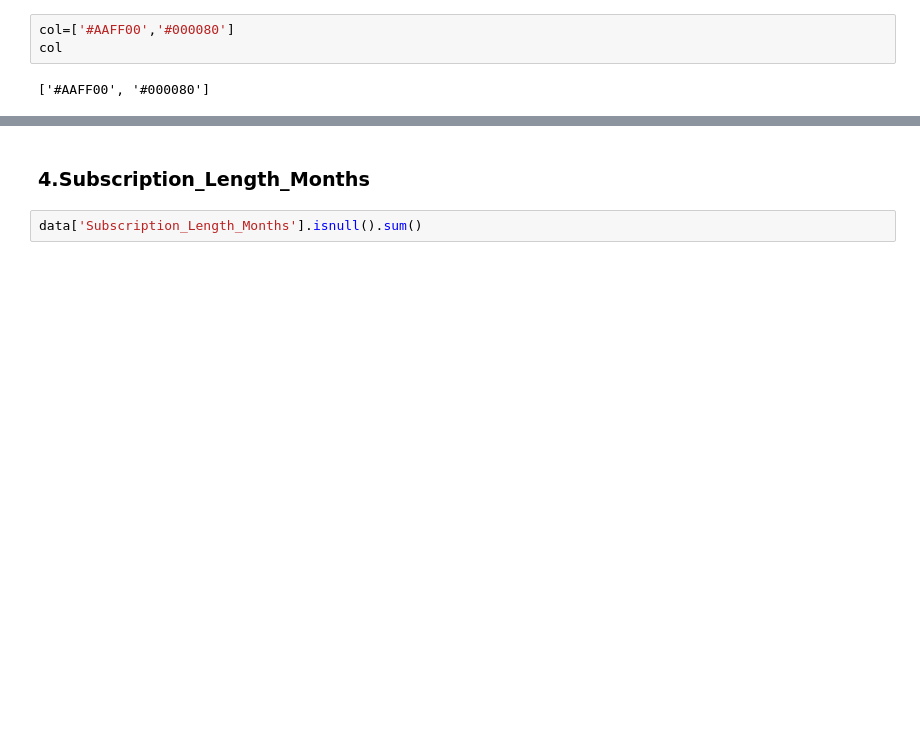
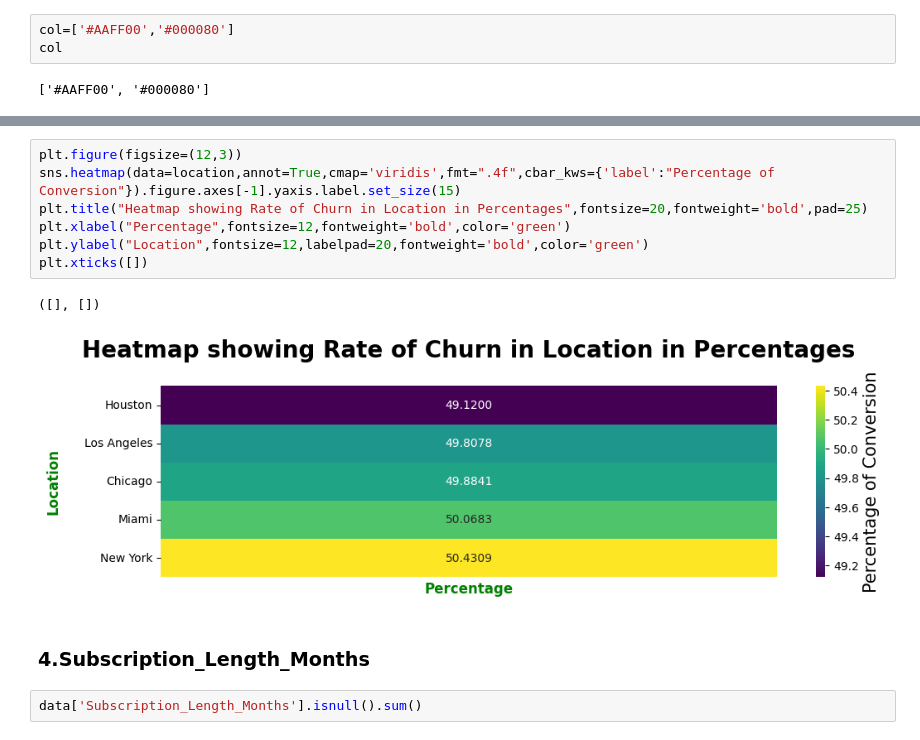
Before and after one commit to BhanuSrihridai/Customer-Churn-Prediction, a Jupyter notebook: Customer_Churn_Prediction.ipynb, the cells around one changed output, grey strips where cells are left out. Drawn from its saved outputs; the diff is of its cells as text; blank space fills up the shorter version.

```diff
--- a/Customer_Churn_Prediction.ipynb
+++ b/Customer_Churn_Prediction.ipynb
@@ -525,3 +583,13 @@ plt.show()
+# %%
+plt.figure(figsize=(12,3))
+sns.heatmap(data=location,annot=True,cmap='viridis',fmt=".4f",cbar_kws={'label':"Percentage of Conversion"}).figure.axes[-1].yaxis.label.set_size(15)
+plt.title("Heatmap showing Rate of Churn in Location in Percentages",fontsize=20,fontweight='bold',pad=25)
+plt.xlabel("Percentage",fontsize=12,fontweight='bold',color='green')
+plt.ylabel("Location",fontsize=12,labelpad=20,fontweight='bold',color='green')
+plt.xticks([])
+# %% [output]
+([], [])
+[figure, added]
 # %% [markdown]
 ### **4.Subscription_Length_Months**
 # %%
```
Also changed, not shown: parts of 10 cells of this notebook.
